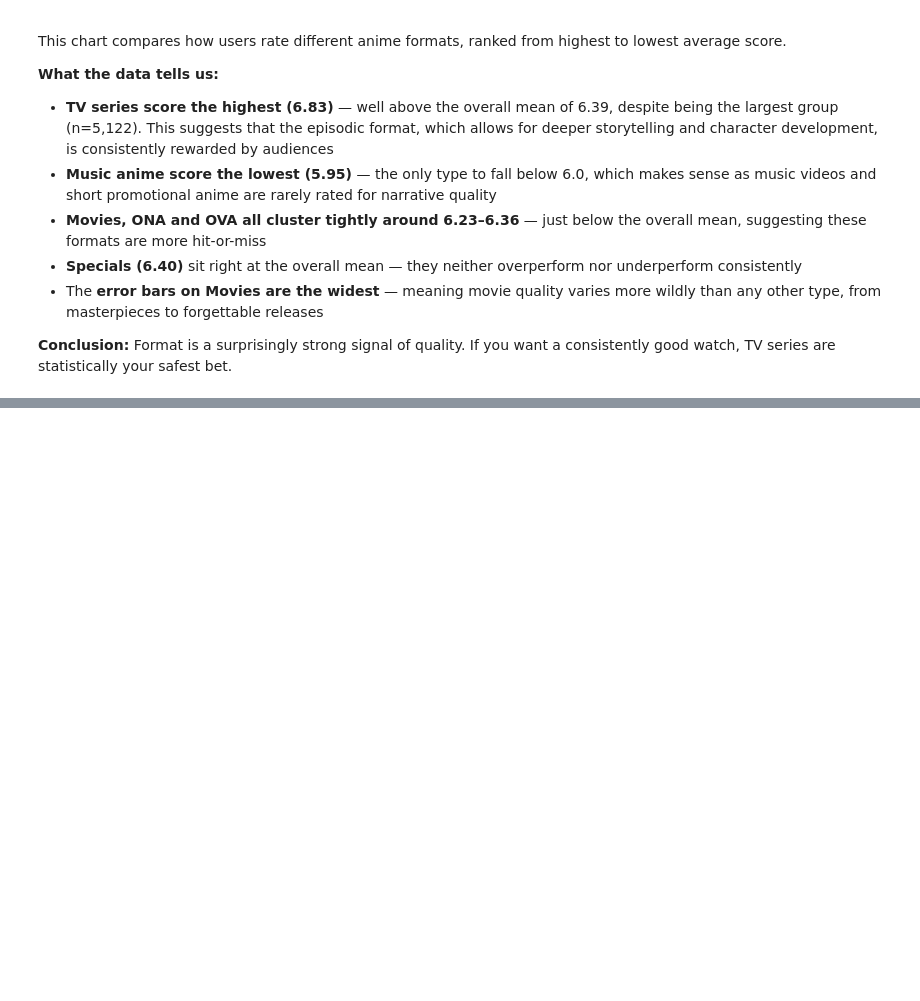
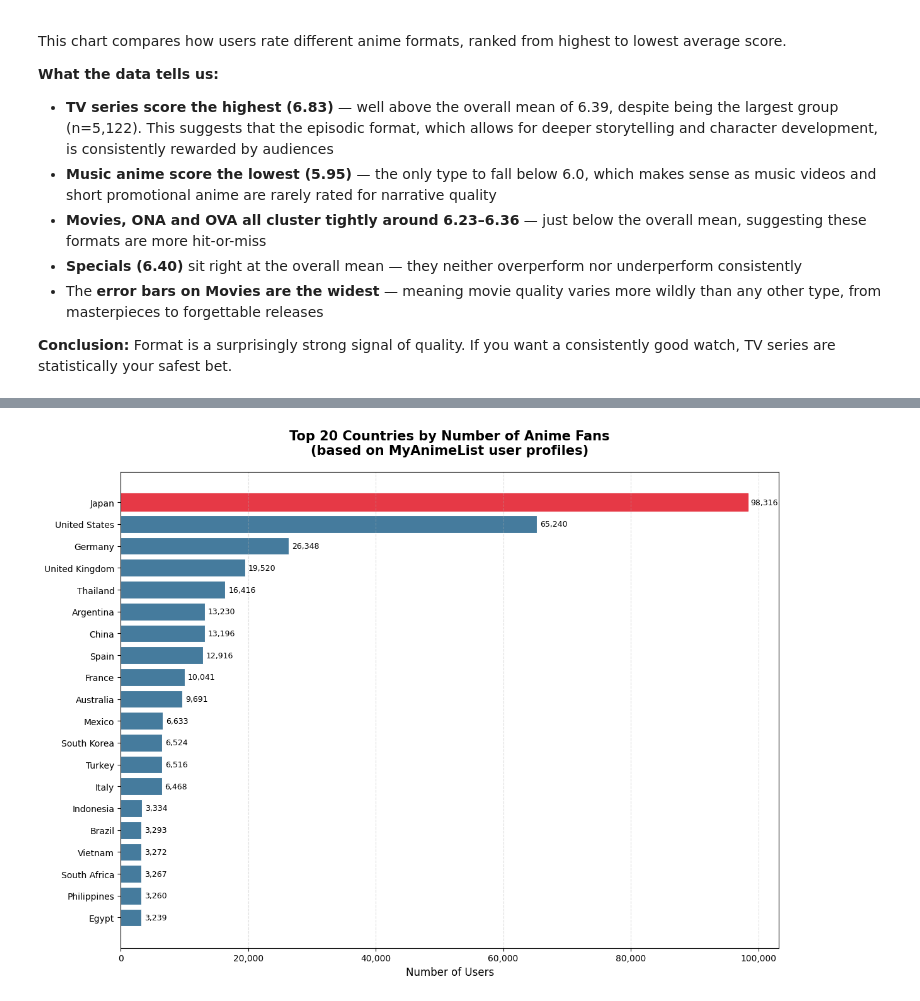
Before and after one commit to alexandrubudau141202/HCI-PROJECT, a Jupyter notebook: Jupyter Notebooks/analysis.ipynb, the cells around one changed output, grey strips where cells are left out. Saved outputs shown, nothing was run; the diff lists cells and outputs as text; code cells hidden in the pictures; blank space fills up the shorter version.

```diff
--- a/Jupyter Notebooks/analysis.ipynb
+++ b/Jupyter Notebooks/analysis.ipynb
@@ -2329,0 +2361,36 @@ Total users with location: 337,154
+# %%
+top20 = country_counts.head(20).sort_values('count', ascending=True)
+
+fig, ax = plt.subplots(figsize=(12, 9))
+
+bars = ax.barh(
+    top20['country'],
+    top20['count'],
+    color='#457B9D',
+    edgecolor='white',
+    linewidth=0.8
+)
+
+# value labels
+for bar, count in zip(bars, top20['count']):
+    ax.text(
+        bar.get_width() + top20['count'].max() * 0.005,
+        bar.get_y() + bar.get_height() / 2,
+        f'{count:,}',
+        va='center', ha='left', fontsize=9
+    )
+
+# top country needs to be highlighted
+bars[-1].set_color('#E63946')
+
+ax.set_title('Top 20 Countries by Number of Anime Fans\n(based on MyAnimeList user profiles)',
+             fontsize=15, fontweight='bold', pad=20)
+ax.set_xlabel('Number of Users', fontsize=12)
+ax.set_ylabel('')
+ax.xaxis.set_major_formatter(ticker.FuncFormatter(lambda x, _: f'{int(x):,}'))
+ax.grid(axis='x', linestyle='--', alpha=0.4)
+plt.tight_layout()
+plt.savefig(OUT_PATH + 'chart6_top20_countries.png', dpi=150, bbox_inches='tight')
+plt.show()
+# %% [output]
+[figure, added]
```
Also changed, not shown: parts of 2 cells of this notebook, 1 other file.
